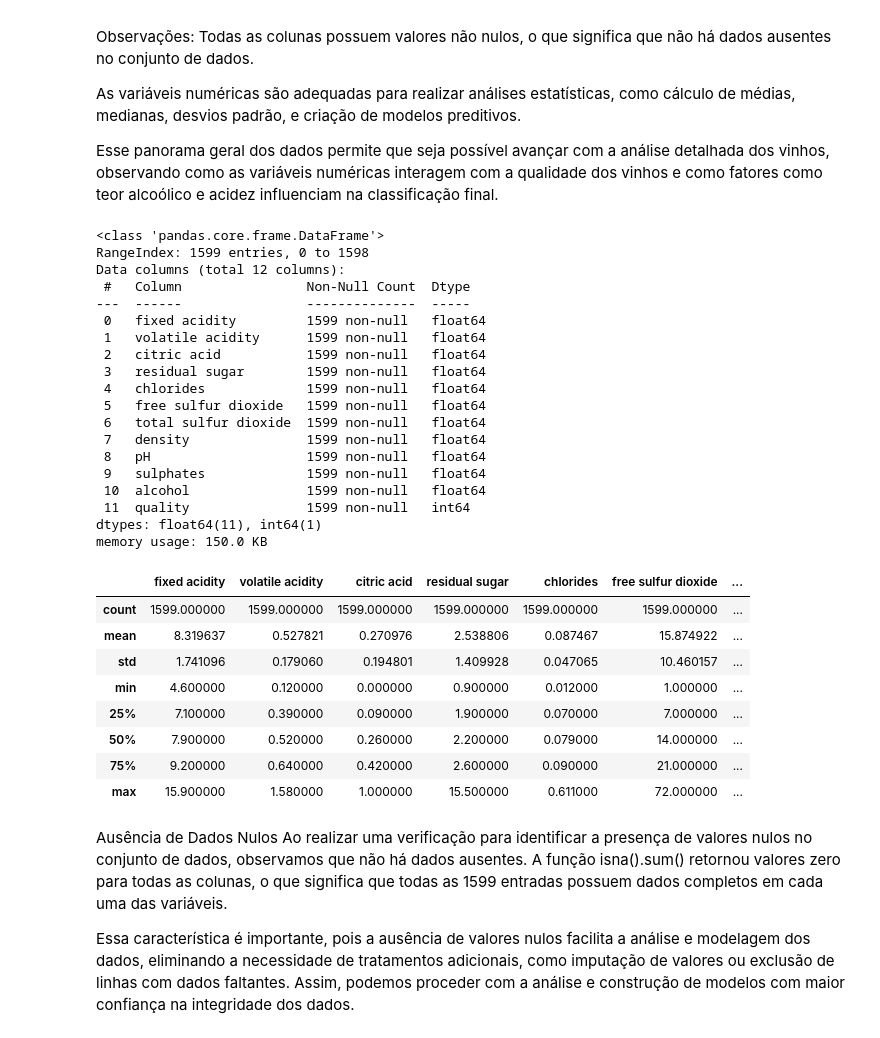
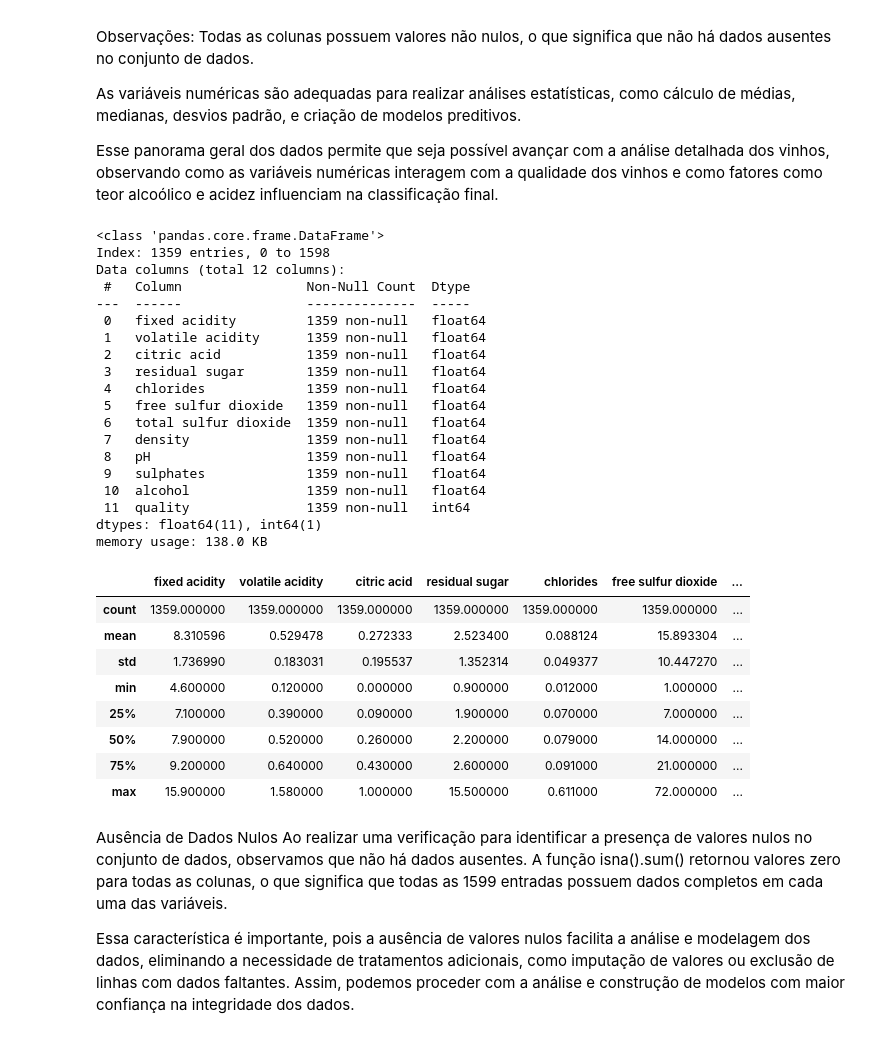
Before and after one commit to Lyanan85/In-GameSeries, a Jupyter notebook: projeto_redwine.ipynb, the cells around one changed output. Cells and saved outputs as stored; diff of their text form; code cells hidden in the pictures.

```diff
--- a/projeto_redwine.ipynb
+++ b/projeto_redwine.ipynb
@@ -84,38 +84,38 @@ As variáveis numéricas são adequadas para realizar análises estatísticas, c
 
 Esse panorama geral dos dados permite que seja possível avançar com a análise detalhada dos vinhos, observando como as variáveis numéricas interagem com a qualidade dos vinhos e como fatores como teor alcoólico e acidez influenciam na classificação final.
 # %%
-df.info()
+df_clean.info()
 # %% [output]
 <class 'pandas.core.frame.DataFrame'>
-RangeIndex: 1599 entries, 0 to 1598
+Index: 1359 entries, 0 to 1598
 Data columns (total 12 columns):
  #   Column                Non-Null Count  Dtype
 ---  ------                --------------  -----
- 0   fixed acidity         1599 non-null   float64
- 1   volatile acidity      1599 non-null   float64
- 2   citric acid           1599 non-null   float64
- 3   residual sugar        1599 non-null   float64
- 4   chlorides             1599 non-null   float64
- 5   free sulfur dioxide   1599 non-null   float64
- 6   total sulfur dioxide  1599 non-null   float64
- 7   density               1599 non-null   float64
- 8   pH                    1599 non-null   float64
- 9   sulphates             1599 non-null   float64
- 10  alcohol               1599 non-null   float64
- 11  quality               1599 non-null   int64
+ 0   fixed acidity         1359 non-null   float64
+ 1   volatile acidity      1359 non-null   float64
+ 2   citric acid           1359 non-null   float64
+ 3   residual sugar        1359 non-null   float64
+ 4   chlorides             1359 non-null   float64
+ 5   free sulfur dioxide   1359 non-null   float64
+ 6   total sulfur dioxide  1359 non-null   float64
+ 7   density               1359 non-null   float64
+ 8   pH                    1359 non-null   float64
+ 9   sulphates             1359 non-null   float64
+ 10  alcohol               1359 non-null   float64
+ 11  quality               1359 non-null   int64
 dtypes: float64(11), int64(1)
-memory usage: 150.0 KB
+memory usage: 138.0 KB
 # %%
-df.describe()
+df_clean.describe()
 # %% [output]
 |  | fixed acidity | volatile acidity | citric acid | residual sugar | chlorides | free sulfur dioxide | ... |
-| count | 1599.000000 | 1599.000000 | 1599.000000 | 1599.000000 | 1599.000000 | 1599.000000 | ... |
-| mean | 8.319637 | 0.527821 | 0.270976 | 2.538806 | 0.087467 | 15.874922 | ... |
-| std | 1.741096 | 0.179060 | 0.194801 | 1.409928 | 0.047065 | 10.460157 | ... |
+| count | 1359.000000 | 1359.000000 | 1359.000000 | 1359.000000 | 1359.000000 | 1359.000000 | ... |
+| mean | 8.310596 | 0.529478 | 0.272333 | 2.523400 | 0.088124 | 15.893304 | ... |
+| std | 1.736990 | 0.183031 | 0.195537 | 1.352314 | 0.049377 | 10.447270 | ... |
 | min | 4.600000 | 0.120000 | 0.000000 | 0.900000 | 0.012000 | 1.000000 | ... |
 | 25% | 7.100000 | 0.390000 | 0.090000 | 1.900000 | 0.070000 | 7.000000 | ... |
 | 50% | 7.900000 | 0.520000 | 0.260000 | 2.200000 | 0.079000 | 14.000000 | ... |
-| 75% | 9.200000 | 0.640000 | 0.420000 | 2.600000 | 0.090000 | 21.000000 | ... |
+| 75% | 9.200000 | 0.640000 | 0.430000 | 2.600000 | 0.091000 | 21.000000 | ... |
 | max | 15.900000 | 1.580000 | 1.000000 | 15.500000 | 0.611000 | 72.000000 | ... |
 # %% [markdown]
 Ausência de Dados Nulos
```
Also changed, not shown: parts of 19 cells of this notebook.
